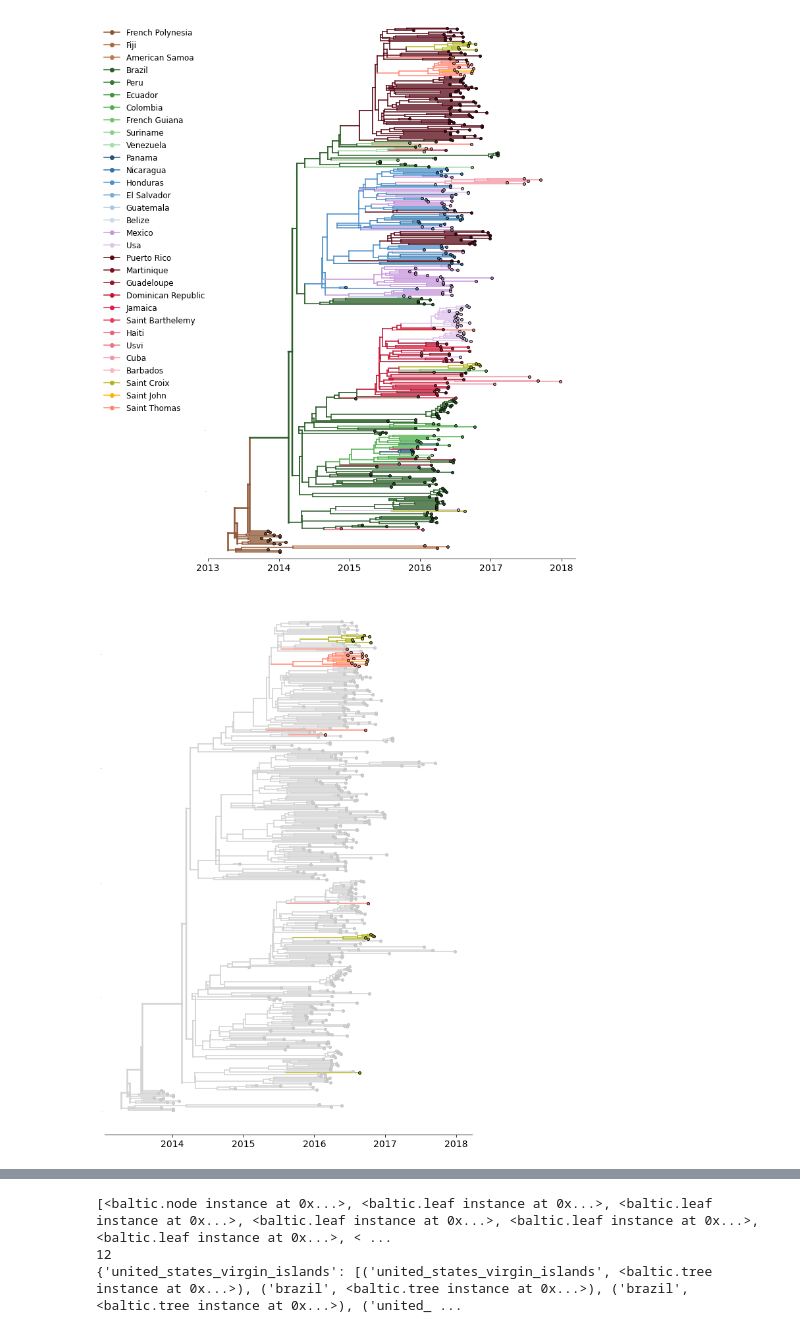
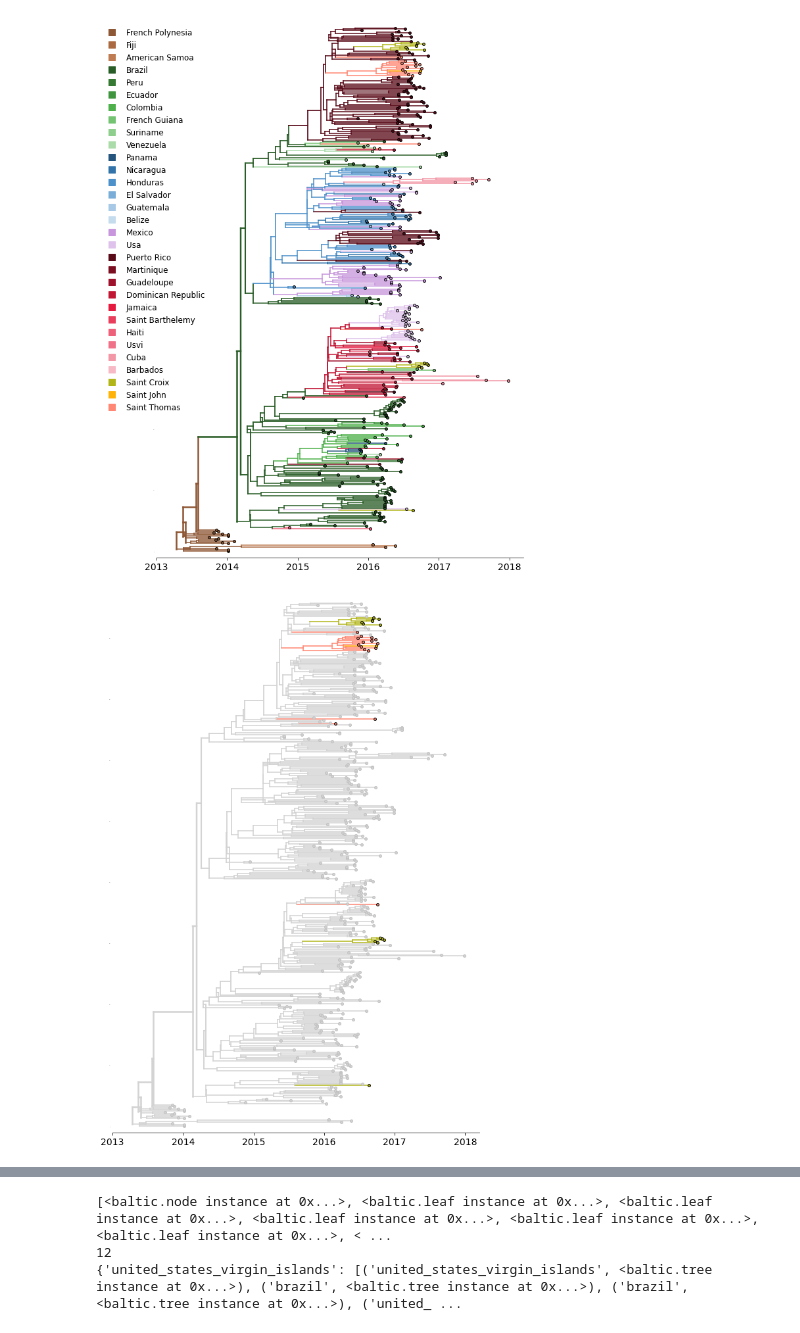
Before and after one commit to blab/zika-usvi, a Jupyter notebook: scripts/tree-plotting.ipynb, the cells around one changed output, grey strips where cells are left out. Drawn from its saved outputs; the diff is of its cells as text; code cells hidden in the pictures.

Commit message:
WIP: getting exploded tree plots

```diff
--- a/scripts/tree-plotting.ipynb
+++ b/scripts/tree-plotting.ipynb
@@ -13,20 +13,6 @@ from matplotlib import pyplot as plt
 from matplotlib import gridspec
 import matplotlib.lines as mlines
 %matplotlib inline
-
-
-from matplotlib import font_manager as fm
-fm.findfont('Helvetica Neue')
-
-#designate which font to use. To use others just use different ttf files
-#if ttf files not already in there, may need to do fondu conversion of dfont files and move in.
-font_path = '/usr/local/lib/python2.7/site-packages/matplotlib/mpl-data/fonts/ttf/HelveticaNeueThin.ttf'
-font_properties = fm.FontProperties(fname=font_path)
-
-#designate some font characteristics
-mpl.rcParams['font.weight']=100
-mpl.rcParams['axes.labelweight']=100
-mpl.rcParams['font.size']=14
 # %%
 from datetime import datetime as dt
 from datetime import timedelta
@@ -100,36 +83,37 @@ for k in tree.Objects:
             x= k.x + root_year
             xp = x
         else:
             x = k.x + root_year
             xp = k.parent.x + root_year
 
         child1_y_value = k.children[-1].y
         child2_y_value = k.children[0].y
 
         ax.plot([x,xp],[y,y],lw=node_branchwidth,ls='-',zorder=9, color=color)#horizontal lines between nodes
         ax.plot([x,x],[child1_y_value,child2_y_value],lw=node_branchwidth,ls='-',zorder=9, color=color) #vertical lines at nodes
 
 #turn off unnecessary axes etc
 ax.spines['top'].set_visible(False)
 ax.spines['right'].set_visible(False)
 ax.spines['left'].set_visible(False)
 ax.tick_params(axis='y',labelsize=0,size=0)
 ax.set_ylim(-5,tree.ySpan+5)
 ax.set_xlim(2013,2018.2)
 
 #make a legend that maps division to color
 divisions_list = []
 for key in division_colors:
-    marker = mlines.Line2D(range(1), range(1), color = division_colors[key], marker='o', markerfacecolor = division_colors[key], label = key.replace("_"," ").title(), markersize = 6)
+    marker = mlines.Line2D(range(1), range(1), color = division_colors[key], linestyle="None", marker='s', markerfacecolor = division_colors[key], label = key.replace("_"," ").title(), markersize = 10)
     divisions_list.append(marker)
 
 # bbox arguments are: x, y, with 0 being furthest left and bottom
-ax.legend(handles = divisions_list, markerfirst = True, edgecolor="white", framealpha=1, bbox_to_anchor=[0.01,1],
+ax.legend(handles = divisions_list, markerfirst = True, edgecolor="white", framealpha=1, bbox_to_anchor=[0.15,1],
           prop={'size': 12}, facecolor='w')
 
+plt.savefig("../figures/full-tree-all-countries-colored", dpi=400)
 plt.show()
 # %% [output]
-[figure, old version]
+[figure, new version]
 # %%
 fig,ax = plt.subplots(figsize=(10,15),facecolor='w')
 branchWidth=1.5 ## default branch width
@@ -179,7 +163,10 @@ ax.spines['top'].set_visible(False)
 ax.spines['right'].set_visible(False)
 ax.spines['left'].set_visible(False)
 ax.tick_params(axis='y',labelsize=0,size=0)
+ax.set_ylim(-5,tree.ySpan+5)
+ax.set_xlim(2013,2018.2)
 
+plt.savefig("../figures/full-tree-usvi-highlight", dpi=400)
 plt.show()
 # %% [output]
-[figure, old version]
+[figure, new version]
```
Also changed, not shown: parts of 10 cells of this notebook.
